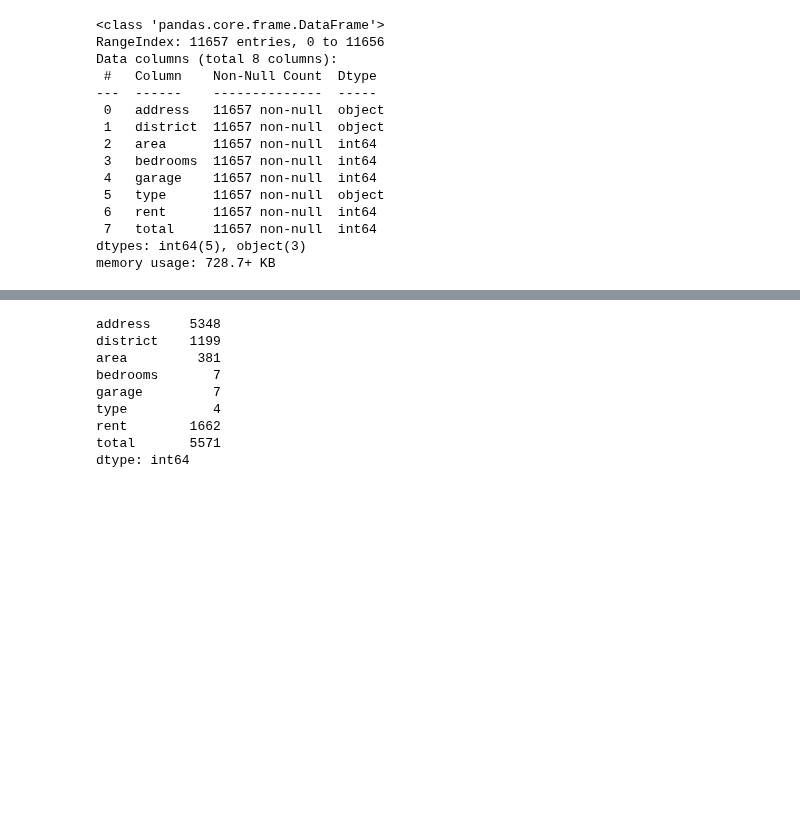
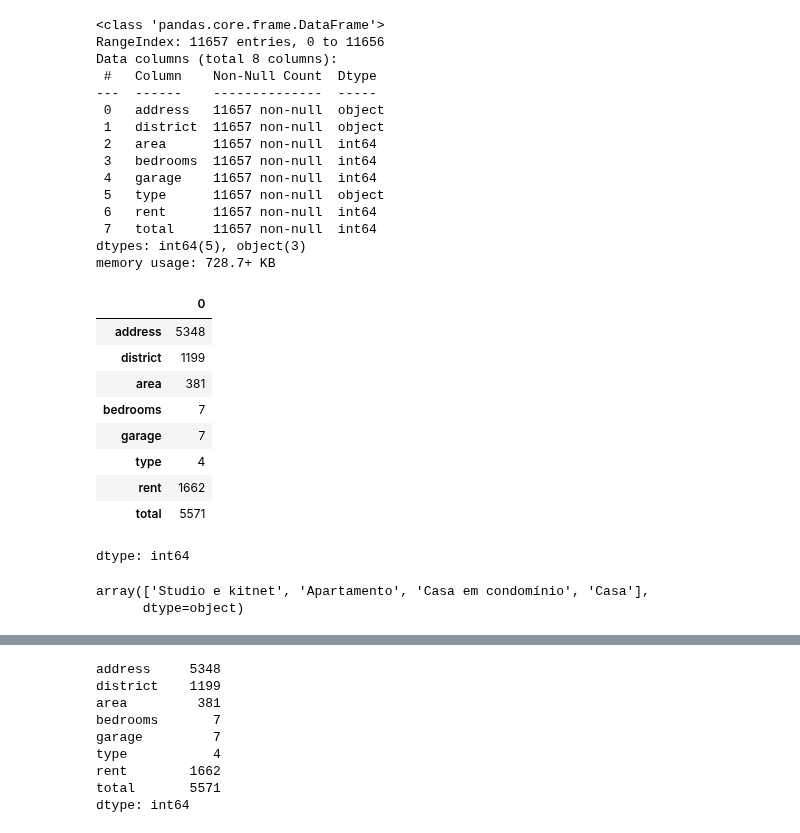
Before and after one commit to viktoruebelhart/studies, a Jupyter notebook: Intro_ML.ipynb, the cells around one changed output, grey strips where cells are left out. Saved outputs shown, nothing was run; the diff lists cells and outputs as text; code cells hidden in the pictures; blank space fills up the shorter version.

```diff
--- a/Intro_ML.ipynb
+++ b/Intro_ML.ipynb
@@ -44,3 +44,21 @@ Data columns (total 8 columns):
  7   total     11657 non-null  int64
 dtypes: int64(5), object(3)
 memory usage: 728.7+ KB
+# %%
+houses.nunique()
+# %% [output]
+|  | 0 |
+| address | 5348 |
+| district | 1199 |
+| area | 381 |
+| bedrooms | 7 |
+| garage | 7 |
+| type | 4 |
+| rent | 1662 |
+| total | 5571 |
+dtype: int64
+# %%
+houses['type'].unique()
+# %% [output]
+array(['Studio e kitnet', 'Apartamento', 'Casa em condomínio', 'Casa'],
+      dtype=object)
```
Also changed, not shown: parts of 4 cells of this notebook.
